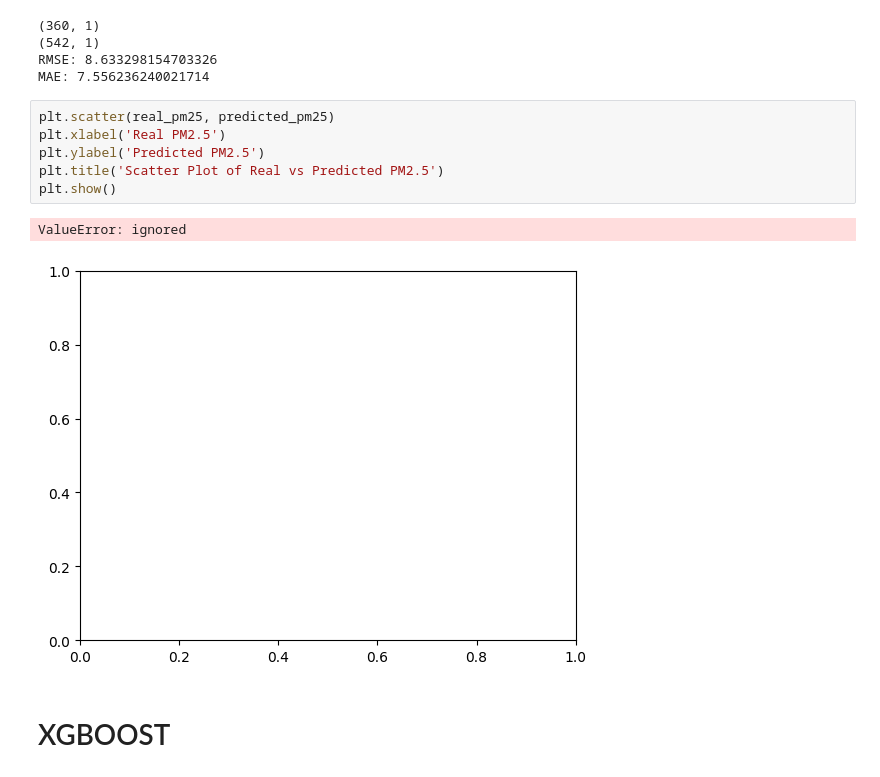
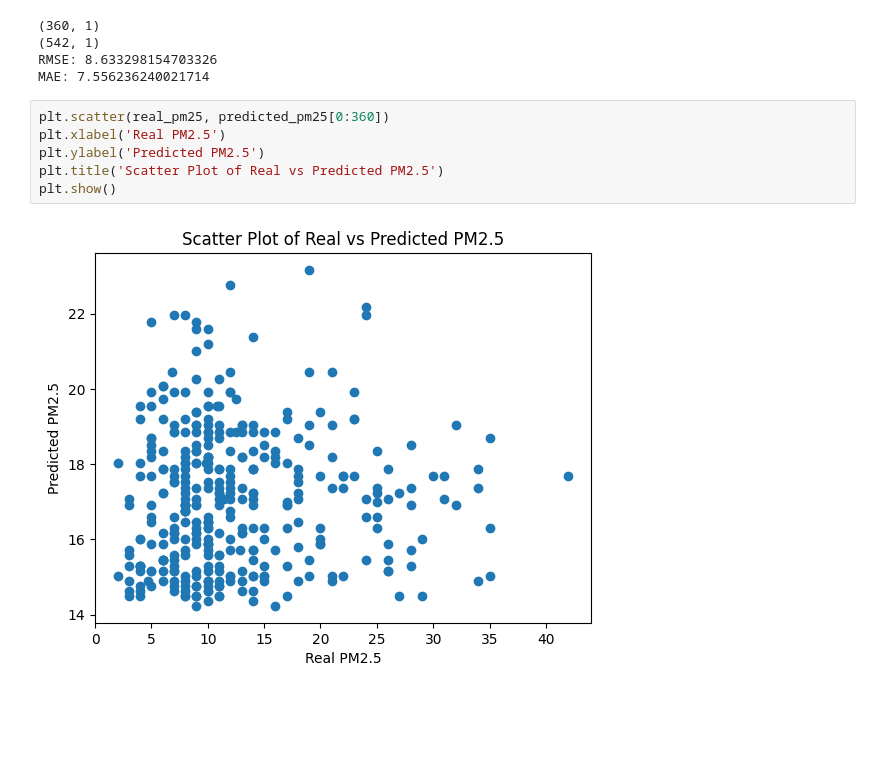
Before and after one commit to max1nehour/Python_Projects, a Jupyter notebook: 少LSTM_daily_practice_.ipynb, the cells around one changed output. Drawn from its saved outputs; the diff is of its cells as text; blank space fills up the shorter version.

```diff
--- a/少LSTM_daily_practice_.ipynb
+++ b/少LSTM_daily_practice_.ipynb
@@ -263,13 +262,10 @@ print("MAE:", mae)
 RMSE: 8.633298154703326
 MAE: 7.556236240021714
 # %%
-plt.scatter(real_pm25, predicted_pm25)
+plt.scatter(real_pm25, predicted_pm25[0:360])
 plt.xlabel('Real PM2.5')
 plt.ylabel('Predicted PM2.5')
 plt.title('Scatter Plot of Real vs Predicted PM2.5')
 plt.show()
 # %% [output]
-ValueError: ignored
-[figure, old version]
+[figure, new version]
-# %% [markdown]
-# XGBOOST
```
Also changed, not shown: parts of 7 cells of this notebook.
